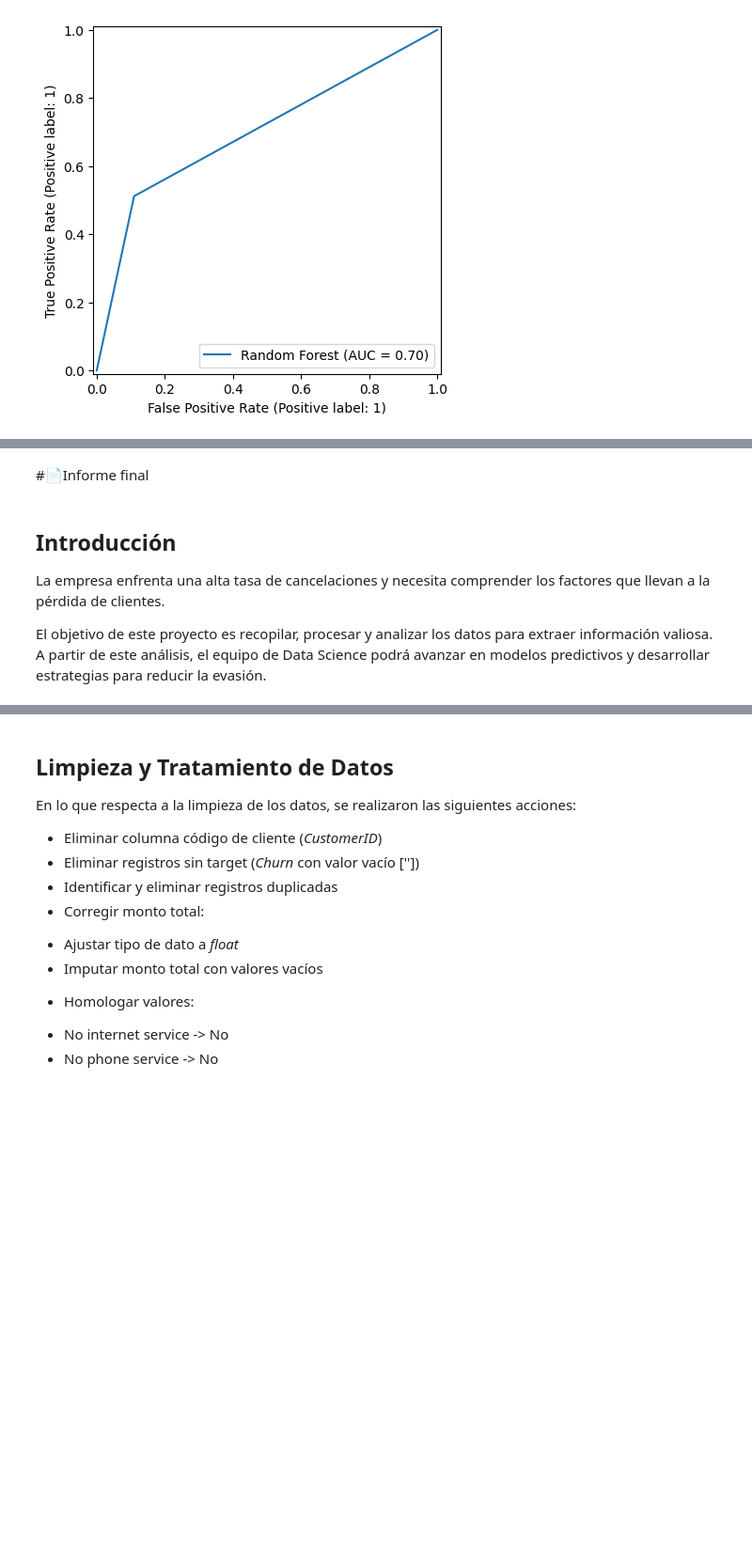
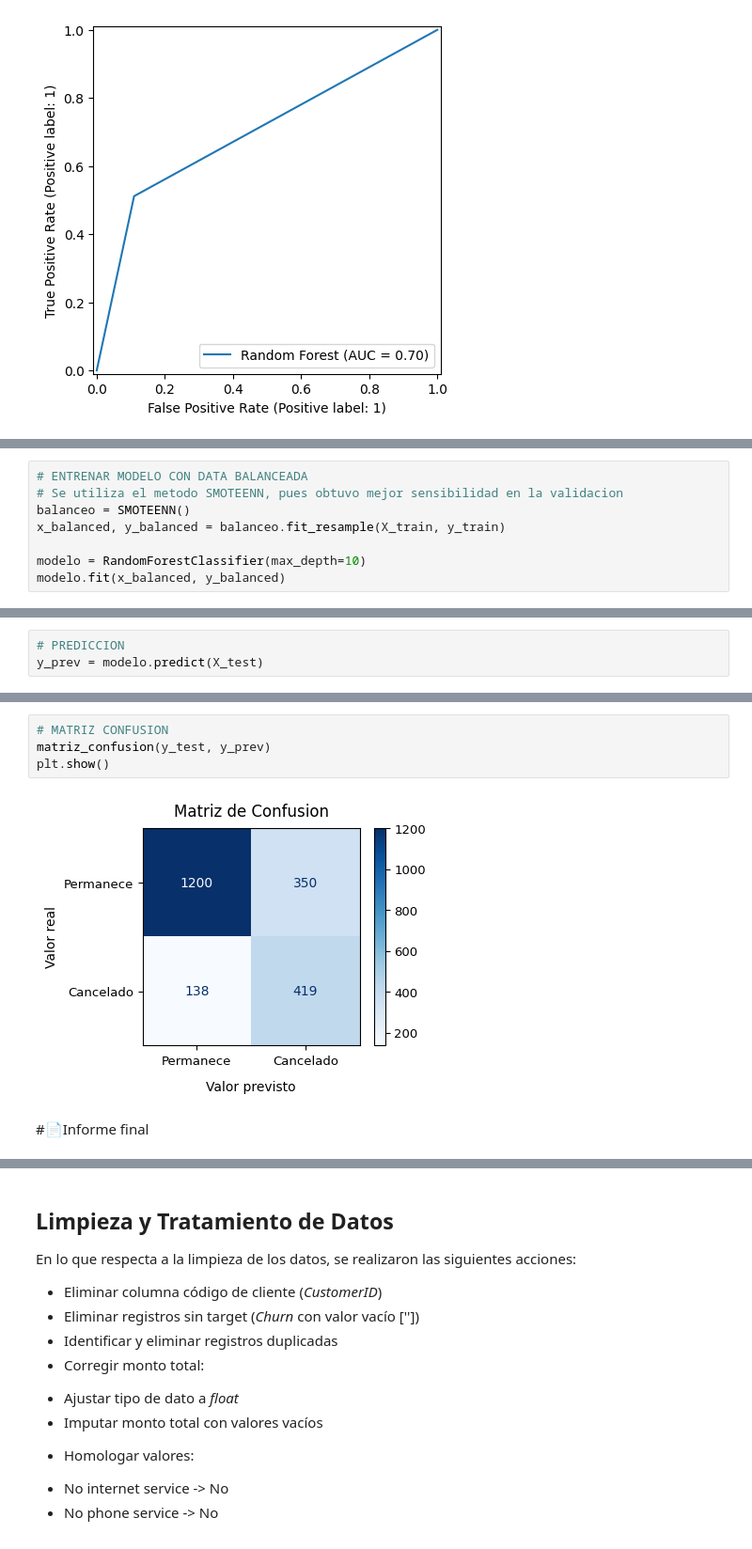
Before and after one commit to rmedi21/challenge-telecom-x-2, a Jupyter notebook: TelecomX_2.ipynb, the cells around one changed output, grey strips where cells are left out. Shown at 94% size. Saved outputs shown, nothing was run; the diff lists cells and outputs as text; blank space fills up the shorter version.

Commit message:
Pruebas y seleccion de modelo

```diff
--- a/TelecomX_2.ipynb
+++ b/TelecomX_2.ipynb
@@ -365,0 +390,8 @@ F1-score:     0.5632
+# %%
+# ENTRENAR MODELO CON DATA BALANCEADA
+# Se utiliza el metodo SMOTEENN, pues obtuvo mejor sensibilidad en la validacion
+balanceo = SMOTEENN()
+x_balanced, y_balanced = balanceo.fit_resample(X_train, y_train)
+
+modelo = RandomForestClassifier(max_depth=10)
+modelo.fit(x_balanced, y_balanced)
@@ -365,0 +400,3 @@ F1-score:     0.5632
+# %%
+# PREDICCION
+y_prev = modelo.predict(X_test)
@@ -366,7 +417,8 @@ F1-score:     0.5632
+# %%
+# MATRIZ CONFUSION
+matriz_confusion(y_test, y_prev)
+plt.show()
+# %% [output]
+[figure, added]
 # %% [markdown]
 #📄Informe final
-# %% [markdown]
-## Introducción
-La empresa enfrenta una alta tasa de cancelaciones y necesita comprender los factores que llevan a la pérdida de clientes.
-
-El objetivo de este proyecto es recopilar, procesar y analizar los datos para extraer información valiosa. A partir de este análisis, el equipo de Data Science podrá avanzar en modelos predictivos y desarrollar estrategias para reducir la evasión.
```
Also changed, not shown: parts of 18 cells of this notebook.
